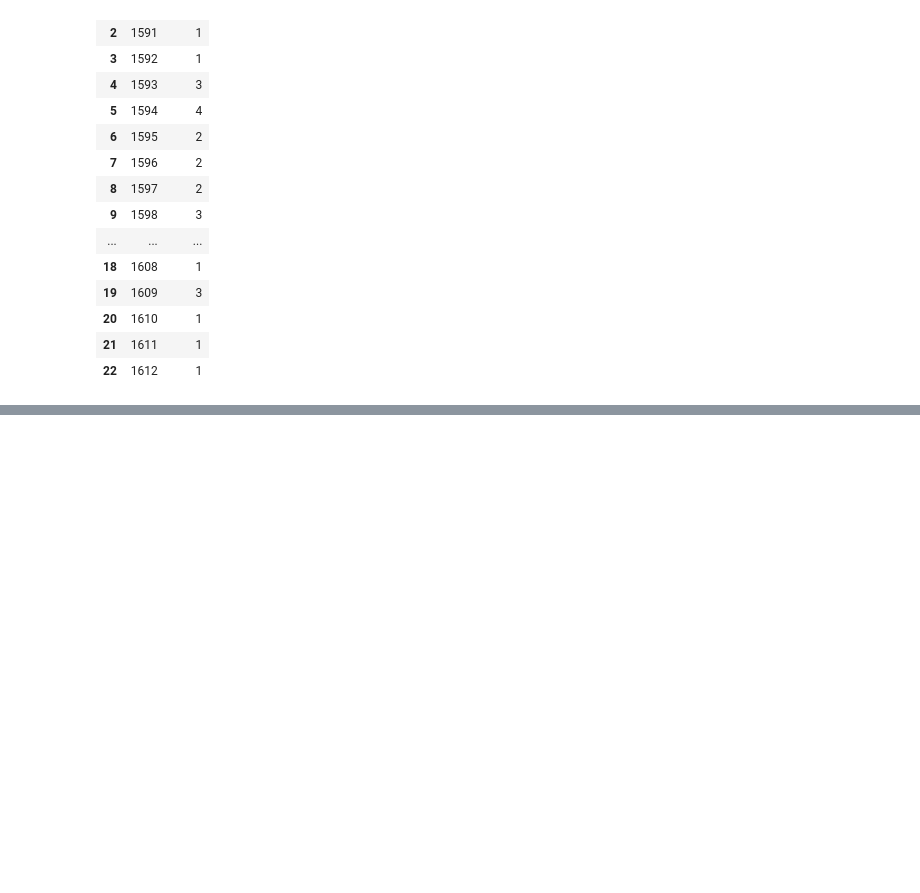
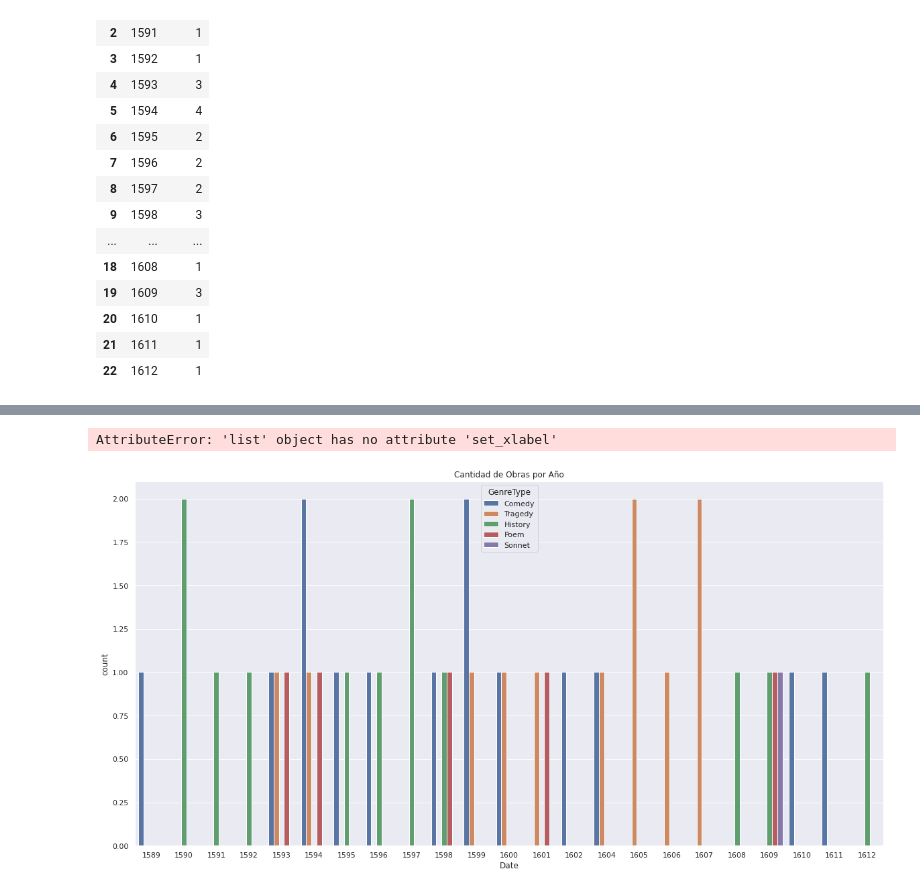
Before and after one commit to luchymd89/introcd, a Jupyter notebook: Tarea_1/shakespeare_propuesta.ipynb, the cells around one changed output, grey strips where cells are left out. Drawn from its saved outputs; the diff is of its cells as text; code cells hidden in the pictures; blank space fills up the shorter version.

Commit message:
grafica genero obra por año

```diff
--- a/Tarea_1/shakespeare_propuesta.ipynb
+++ b/Tarea_1/shakespeare_propuesta.ipynb
@@ -1077,9 +1101,14 @@ works_per_year_genretype_group.sort_values(by=["Date", "GenreType"],ascending=Tr
 # %%
 plt.figure(figsize=[20,10])
 
-g = sns.countplot(data=df_works, x="Date",  hue="GenreType").set(title='Cantidad de Obras por Año')
+ax = sns.countplot(data=df_works, x="Date",  hue="GenreType").set(title='Cantidad de Obras por Año')
+ax.set_xlabel('Años')
+ax.set_ylabel('Cantidad de obras')
 plt.ylim(0)
 plt.xticks(rotation=15)
+# %% [output]
+AttributeError: 'list' object has no attribute 'set_xlabel'
+[figure, added]
 # %%
 fig = sns.displot(data=works_per_year_genretype_group, kind='kde', x='Date', hue='GenreType')
 # %%
```
Also changed, not shown: parts of 6 cells of this notebook.
